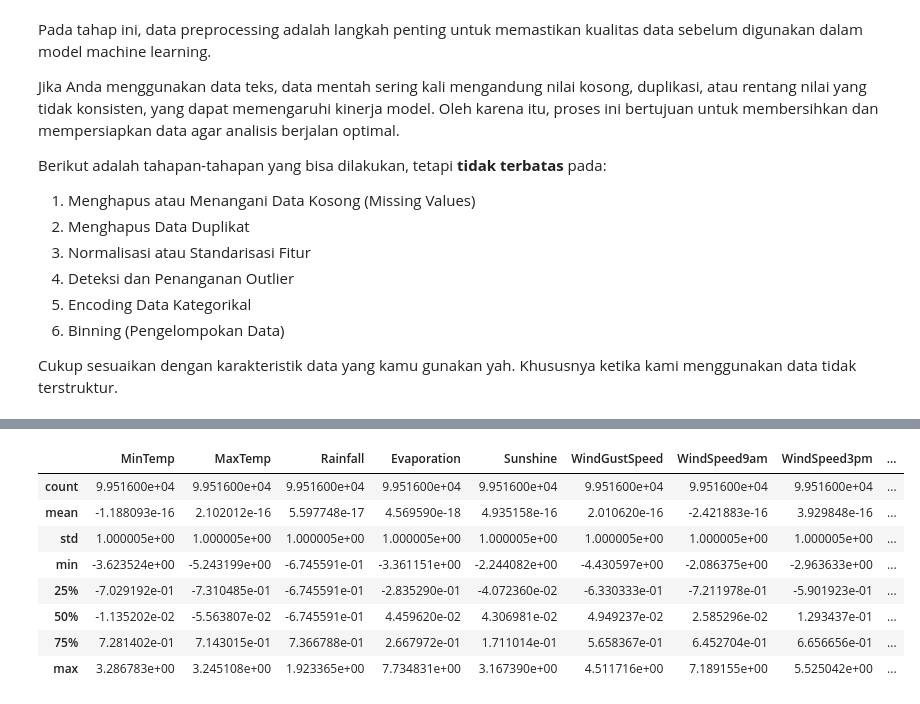
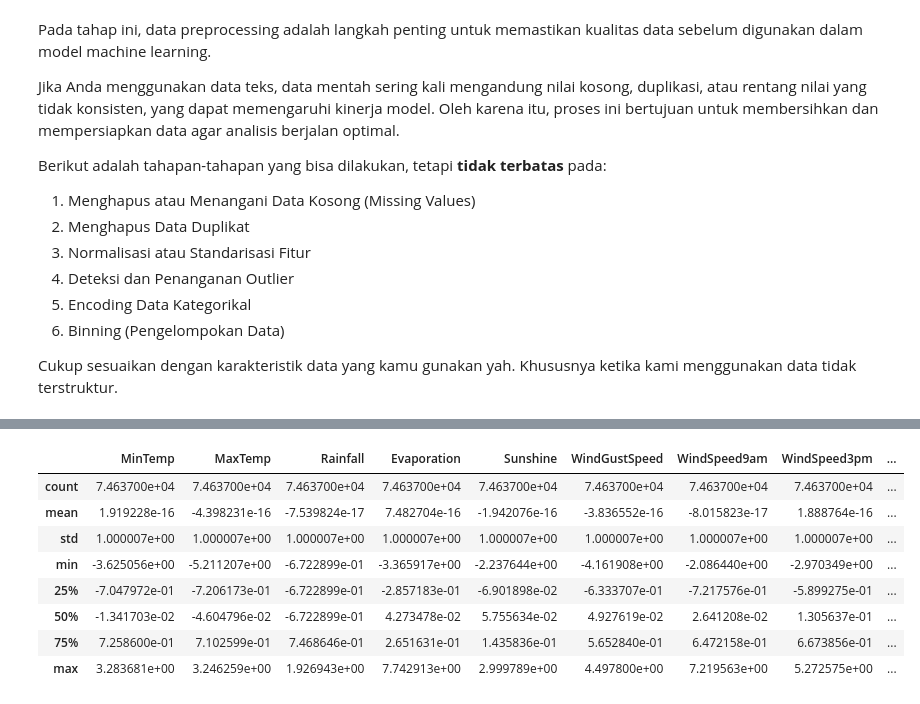
Before and after one commit to levirs565/Eksperimen_SML_Levi, a Jupyter notebook: preprocessing/Eksperimen_Levi.ipynb, the cells around one changed output, grey strips where cells are left out. Saved outputs shown, nothing was run; the diff lists cells and outputs as text; code cells hidden in the pictures.

```diff
--- a/preprocessing/Eksperimen_Levi.ipynb
+++ b/preprocessing/Eksperimen_Levi.ipynb
@@ -28,8 +30,7 @@ Jika dataset berada di Google Drive, pastikan Anda menghubungkan Google Drive ke
 
 Jika dataset berupa unstructured data, silakan sesuaikan dengan format seperti kelas Machine Learning Pengembangan atau Machine Learning Terapan
 # %%
-df_training = pd.read_csv("../Weather Training Data.csv")
-df_test = pd.read_csv("../Weather Test Data.csv")
+df_training = pd.read_csv("../weather_raw/Weather Training Data.csv")
 # %% [markdown]
 # **4. Exploratory Data Analysis (EDA)**
 
@@ -246,13 +284,13 @@ df_cleaned[all_numeric] = transformer.fit_transform(df_cleaned[all_numeric])
-# %%
-df_cleaned.describe()
-# %% [output]
-|  | MinTemp | MaxTemp | Rainfall | Evaporation | Sunshine | WindGustSpeed | WindSpeed9am | WindSpeed3pm | ... |
-| count | 9.951600e+04 | 9.951600e+04 | 9.951600e+04 | 9.951600e+04 | 9.951600e+04 | 9.951600e+04 | 9.951600e+04 | 9.951600e+04 | ... |
-| mean | -1.188093e-16 | 2.102012e-16 | 5.597748e-17 | 4.569590e-18 | 4.935158e-16 | 2.010620e-16 | -2.421883e-16 | 3.929848e-16 | ... |
-| std | 1.000005e+00 | 1.000005e+00 | 1.000005e+00 | 1.000005e+00 | 1.000005e+00 | 1.000005e+00 | 1.000005e+00 | 1.000005e+00 | ... |
-| min | -3.623524e+00 | -5.243199e+00 | -6.745591e-01 | -3.361151e+00 | -2.244082e+00 | -4.430597e+00 | -2.086375e+00 | -2.963633e+00 | ... |
-| 25% | -7.029192e-01 | -7.310485e-01 | -6.745591e-01 | -2.835290e-01 | -4.072360e-02 | -6.330333e-01 | -7.211978e-01 | -5.901923e-01 | ... |
-| 50% | -1.135202e-02 | -5.563807e-02 | -6.745591e-01 | 4.459620e-02 | 4.306981e-02 | 4.949237e-02 | 2.585296e-02 | 1.293437e-01 | ... |
-| 75% | 7.281402e-01 | 7.143015e-01 | 7.366788e-01 | 2.667972e-01 | 1.711014e-01 | 5.658367e-01 | 6.452704e-01 | 6.656656e-01 | ... |
-| max | 3.286783e+00 | 3.245108e+00 | 1.923365e+00 | 7.734831e+00 | 3.167390e+00 | 4.511716e+00 | 7.189155e+00 | 5.525042e+00 | ... |
+# %%
+display(X_train.describe())
+# %% [output]
+|  | MinTemp | MaxTemp | Rainfall | Evaporation | Sunshine | WindGustSpeed | WindSpeed9am | WindSpeed3pm | ... |
+| count | 7.463700e+04 | 7.463700e+04 | 7.463700e+04 | 7.463700e+04 | 7.463700e+04 | 7.463700e+04 | 7.463700e+04 | 7.463700e+04 | ... |
+| mean | 1.919228e-16 | -4.398231e-16 | -7.539824e-17 | 7.482704e-16 | -1.942076e-16 | -3.836552e-16 | -8.015823e-17 | 1.888764e-16 | ... |
+| std | 1.000007e+00 | 1.000007e+00 | 1.000007e+00 | 1.000007e+00 | 1.000007e+00 | 1.000007e+00 | 1.000007e+00 | 1.000007e+00 | ... |
+| min | -3.625056e+00 | -5.211207e+00 | -6.722899e-01 | -3.365917e+00 | -2.237644e+00 | -4.161908e+00 | -2.086440e+00 | -2.970349e+00 | ... |
+| 25% | -7.047972e-01 | -7.206173e-01 | -6.722899e-01 | -2.857183e-01 | -6.901898e-02 | -6.333707e-01 | -7.217576e-01 | -5.899275e-01 | ... |
+| 50% | -1.341703e-02 | -4.604796e-02 | -6.722899e-01 | 4.273478e-02 | 5.755634e-02 | 4.927619e-02 | 2.641208e-02 | 1.305637e-01 | ... |
+| 75% | 7.258600e-01 | 7.102599e-01 | 7.468646e-01 | 2.651631e-01 | 1.435836e-01 | 5.652840e-01 | 6.472158e-01 | 6.673856e-01 | ... |
+| max | 3.283681e+00 | 3.246259e+00 | 1.926943e+00 | 7.742913e+00 | 2.999789e+00 | 4.497800e+00 | 7.219563e+00 | 5.272575e+00 | ... |
 # %%
```
Also changed, not shown: parts of 12 cells of this notebook, 6 other files.
